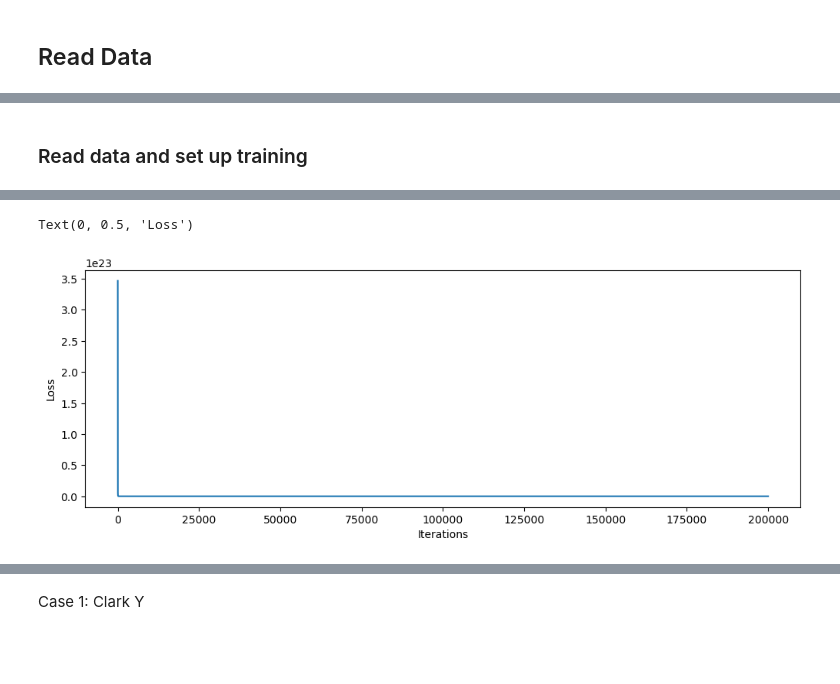
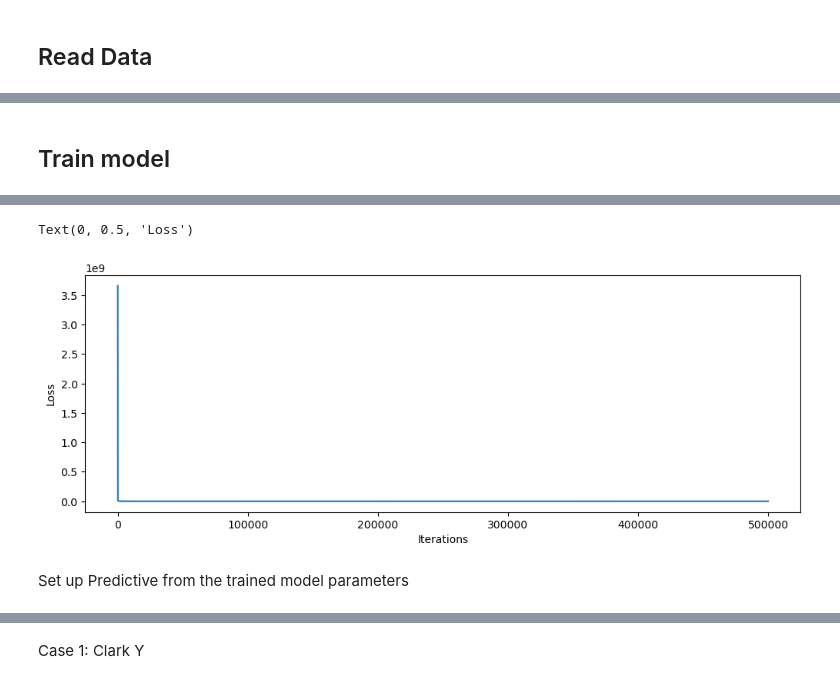
Before and after one commit to hwlee924/Large-Airfoil-Model, a Jupyter notebook: BNN_af_pdist_gen/BNN_XFOIL.ipynb, the cells around one changed output, grey strips where cells are left out. Drawn from its saved outputs; the diff is of its cells as text; code cells hidden in the pictures; blank space fills up the shorter version.

```diff
--- a/BNN_af_pdist_gen/BNN_XFOIL.ipynb
+++ b/BNN_af_pdist_gen/BNN_XFOIL.ipynb
@@ -248,17 +256,9 @@ def smoothness_penalty(val, scale):
 def weight_penalty(val, scale=1):
   penalty = jnp.sum(jnp.square(val))
   return -scale*penalty
-# %% [markdown]
-### Read data and set up training
+# %% [markdown]
+## Train model
 # %%
-# Train and plot loss
-# loadPrevious = False
-# if loadPrevious:
-#     with open('/home/hlee981/Documents/Lift Distribution/Onera M6/Prior Generator Model/MLP_XFOIL_workingPrototype.pkl', 'rb') as file:
-#         loadInfo = pickle.load(file)
-#         svi_result = loadInfo[0]
-#         guide = autoguide.AutoDelta(model=airfoil_Cp_predictor)
-
 trainNew = True
 if trainNew == True:
     # Train new SVI model
@@ -274,15 +274,13 @@ elif trainNew == False:
     svi.optimizer = numpyro.optim.Adam(step_size = 0.0001)
     svi_init_state = svi_result.state
 else:
-     raise ValueError('lol no')
+     raise ValueError('Incorrect input')
 
-n_samples = 10000*20
+n_samples = 10000*50
 total_iterations += n_samples
-svi_result = svi.run(rng_key, n_samples, xTrain, (yTrain-np.mean(yTrain,axis=0))/1e8, [100, 20, 100], init_state=svi_init_state) # -np.mean(yTrain,axis=0)
+svi_result = svi.run(rng_key, n_samples, xTrain, yTrain-np.mean(yTrain,axis=0), [300, 300], init_state=svi_init_state) # -np.mean(yTrain,axis=0)
 plt.figure(figsize=(12,4))
 plt.plot(svi_result.losses)
 plt.xlabel('Iterations')
 plt.ylabel('Loss')
-
-# test = run_inference(xTrain, yTrain-np.mean(yTrain, axis=0))
 # %% [output]
@@ -296,3 +296,5 @@ plt.ylabel('Loss')
 Text(0, 0.5, 'Loss')
-[figure, old version]
+[figure, new version]
+# %% [markdown]
+Set up Predictive from the trained model parameters
 # %%
```
Also changed, not shown: parts of 22 cells of this notebook.
